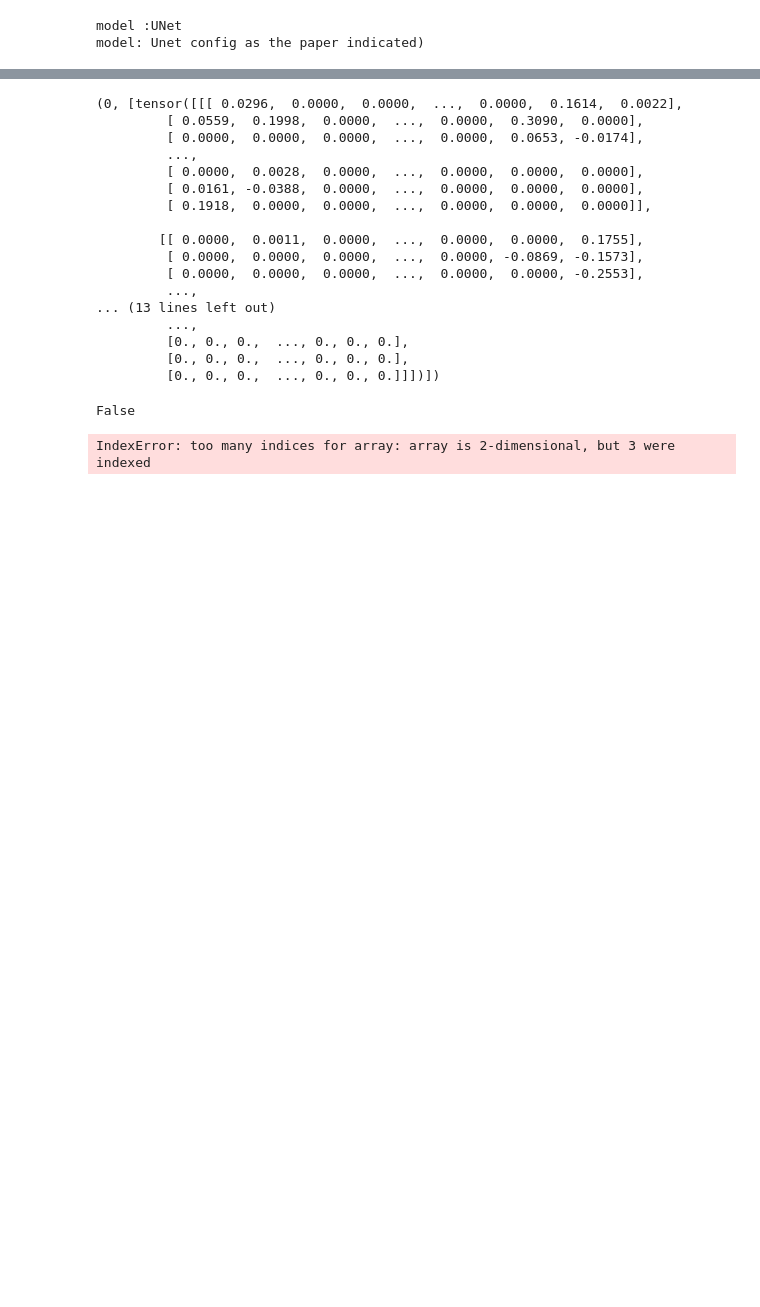
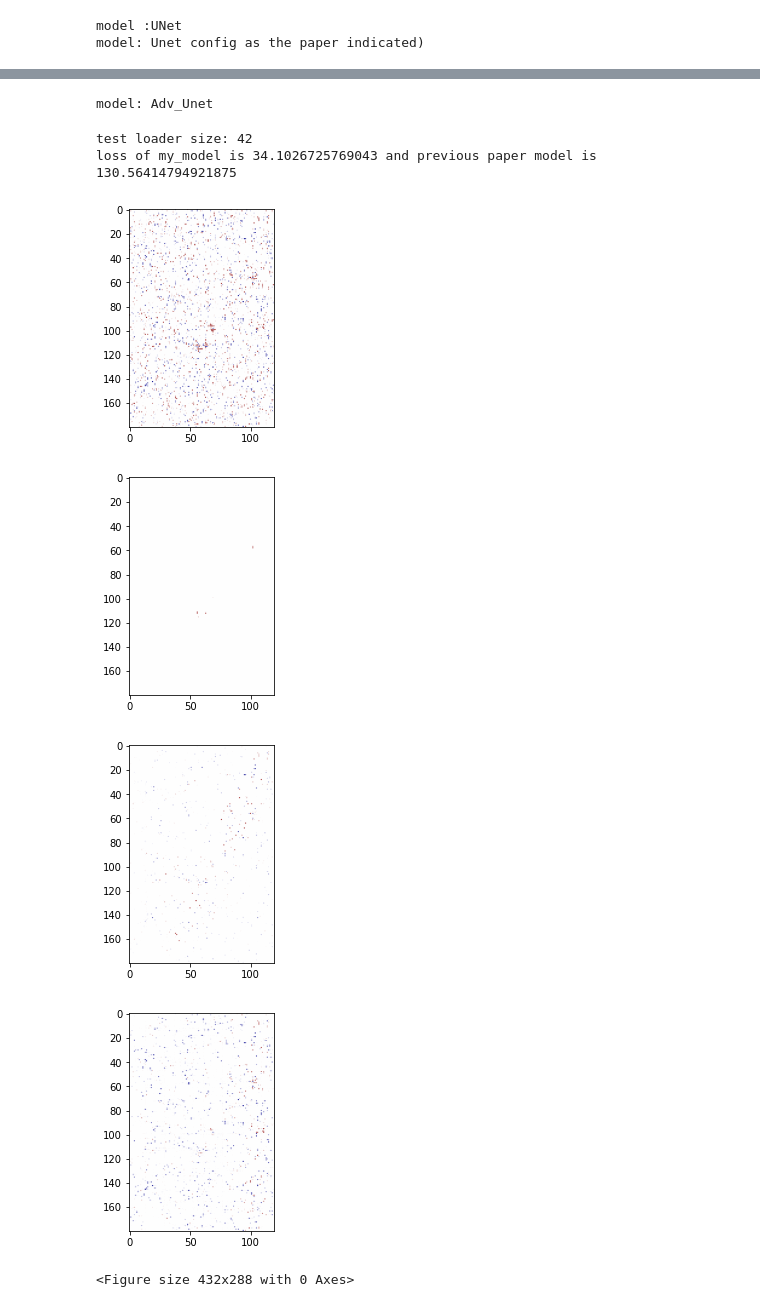
Before and after one commit to xwd0418/autoencoder_denoiser, a Jupyter notebook: testing_real_imgs.ipynb, the cells around one changed output, grey strips where cells are left out. Drawn from its saved outputs; the diff is of its cells as text; code cells hidden in the pictures; blank space fills up the shorter version.

Commit message:
testing finetuned model

```diff
--- a/testing_real_imgs.ipynb
+++ b/testing_real_imgs.ipynb
@@ -22,14 +22,21 @@ class Test():
         self.resize = True
         self.config = None
         name = model_name
+        self.name = name
         f = open('/root/autoencoder_denoiser/configs/'+ name + '.json')
         self.config = json.load(f)
         experiment_dir = f"/root/autoencoder_denoiser/results_new_SNR/{name}/"
         state_dict = torch.load(os.path.join(experiment_dir, 'latest_model.pt'))
         model = get_model(self.config)
-        model = torch.nn.DataParallel(model)
-        model.load_state_dict(state_dict['model'])
+        try:
+            model.load_state_dict(state_dict['model'])
+            model = torch.nn.DataParallel(model)
+        except:
+            model = torch.nn.DataParallel(model)
+            model.load_state_dict(state_dict['model'])
+
         model.to(device)
+        model.eval()
         self.model = model
 
 
@@ -236,30 +262,13 @@ loss of my_model is 88.12289428710938 and previous paper model is 35.65738296508
-# %%
-for i in enumerate(tqdm(test_loader)):
-    print(i)
-    break
-shuffle
-# %% [output]
-(0, [tensor([[[ 0.0296,  0.0000,  0.0000,  ...,  0.0000,  0.1614,  0.0022],
-         [ 0.0559,  0.1998,  0.0000,  ...,  0.0000,  0.3090,  0.0000],
-         [ 0.0000,  0.0000,  0.0000,  ...,  0.0000,  0.0653, -0.0174],
-         ...,
-         [ 0.0000,  0.0028,  0.0000,  ...,  0.0000,  0.0000,  0.0000],
-         [ 0.0161, -0.0388,  0.0000,  ...,  0.0000,  0.0000,  0.0000],
-         [ 0.1918,  0.0000,  0.0000,  ...,  0.0000,  0.0000,  0.0000]],
-
-        [[ 0.0000,  0.0011,  0.0000,  ...,  0.0000,  0.0000,  0.1755],
-         [ 0.0000,  0.0000,  0.0000,  ...,  0.0000, -0.0869, -0.1573],
-         [ 0.0000,  0.0000,  0.0000,  ...,  0.0000,  0.0000, -0.2553],
-         ...,
-... (13 lines left out)
-         ...,
-         [0., 0., 0.,  ..., 0., 0., 0.],
-         [0., 0., 0.,  ..., 0., 0., 0.],
-         [0., 0., 0.,  ..., 0., 0., 0.]]])])
-False
-# %%
-print(img[:,:, 2])
-plt.imshow(img[:,:, 2])
-# blue
-# %% [output]
-IndexError: too many indices for array: array is 2-dimensional, but 3 were indexed
+# %%
+finetune_test = Test("t1_03_finetune")
+
+test(finetune_test, paper_1d_test)
+# %% [output]
+model: Adv_Unet
+test loader size: 42
+loss of my_model is 34.1026725769043 and previous paper model is 130.56414794921875
+[figure, added]
+[figure, added]
+[figure, added]
+[figure, added]
+<Figure size 432x288 with 0 Axes>
```
Also changed, not shown: parts of 9 cells of this notebook, 3 other files.
